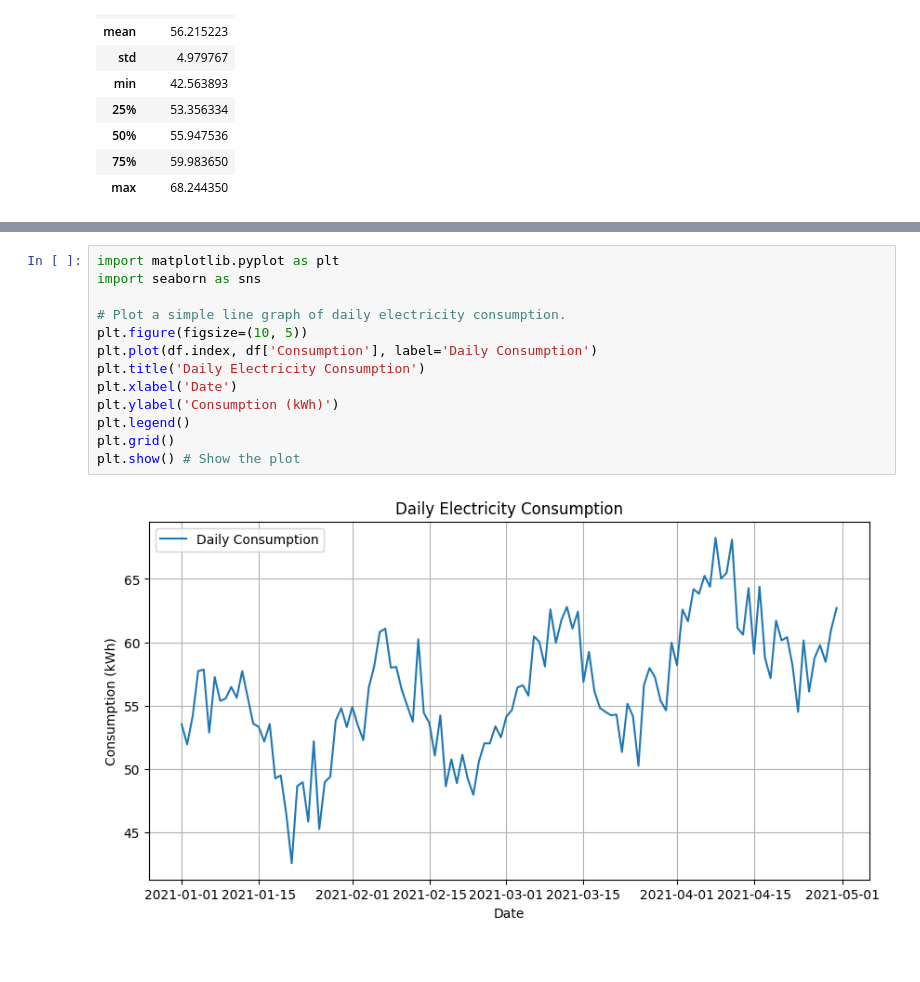
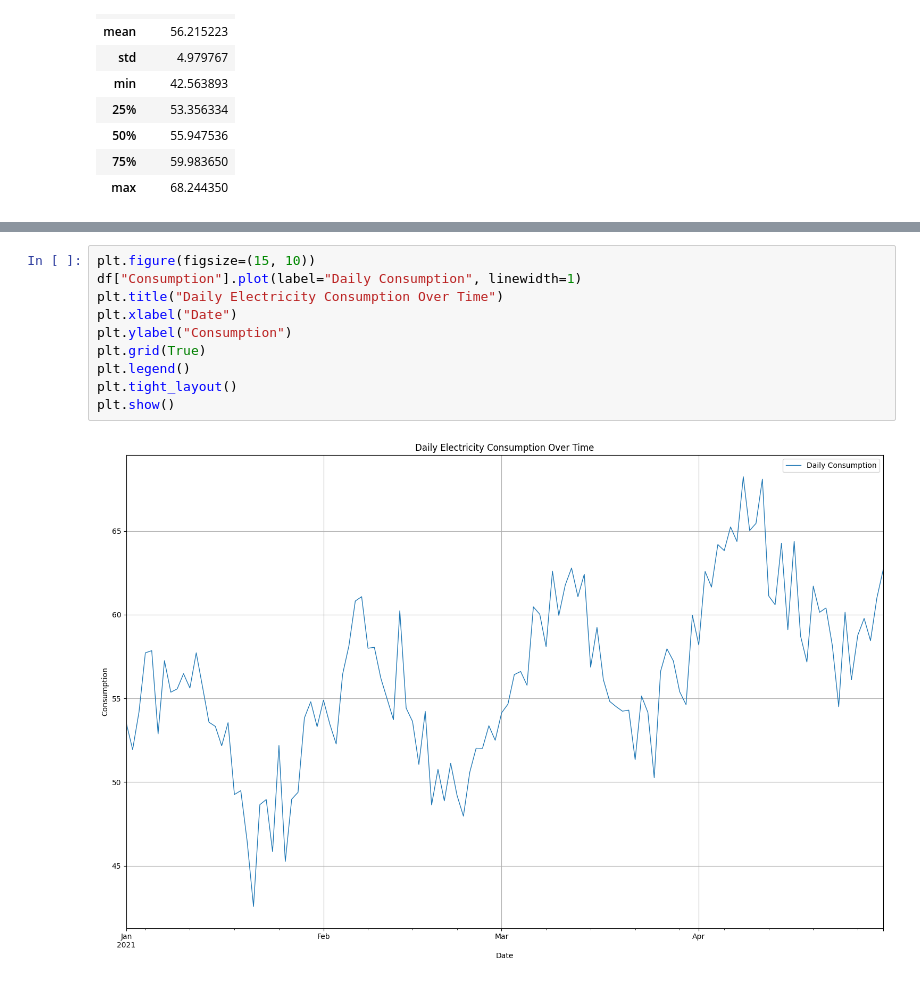
Before and after one commit to jcp-tech/Seneca_Class_Notes, a Jupyter notebook: Semester 1/AIG140 - Advanced Data Visualization/Lab 11/Lab11-Group2.ipynb, the cells around one changed output, grey strips where cells are left out. Cells and saved outputs as stored; diff of their text form.

```diff
--- a/Semester 1/AIG140 - Advanced Data Visualization/Lab 11/Lab11-Group2.ipynb
+++ b/Semester 1/AIG140 - Advanced Data Visualization/Lab 11/Lab11-Group2.ipynb
@@ -67,15 +77,12 @@ df.describe() # Display summary statistics of the DataFrame
 # %%
-import matplotlib.pyplot as plt
-import seaborn as sns
-
-# Plot a simple line graph of daily electricity consumption.
-plt.figure(figsize=(10, 5))
-plt.plot(df.index, df['Consumption'], label='Daily Consumption')
-plt.title('Daily Electricity Consumption')
-plt.xlabel('Date')
-plt.ylabel('Consumption (kWh)')
+plt.figure(figsize=(15, 10))
+df["Consumption"].plot(label="Daily Consumption", linewidth=1)
+plt.title("Daily Electricity Consumption Over Time")
+plt.xlabel("Date")
+plt.ylabel("Consumption")
+plt.grid(True)
 plt.legend()
-plt.grid()
-plt.show() # Show the plot
+plt.tight_layout()
+plt.show()
 # %% [output]
-[figure, old version]
+[figure, new version]
```
Also changed, not shown: parts of 25 cells of this notebook.
